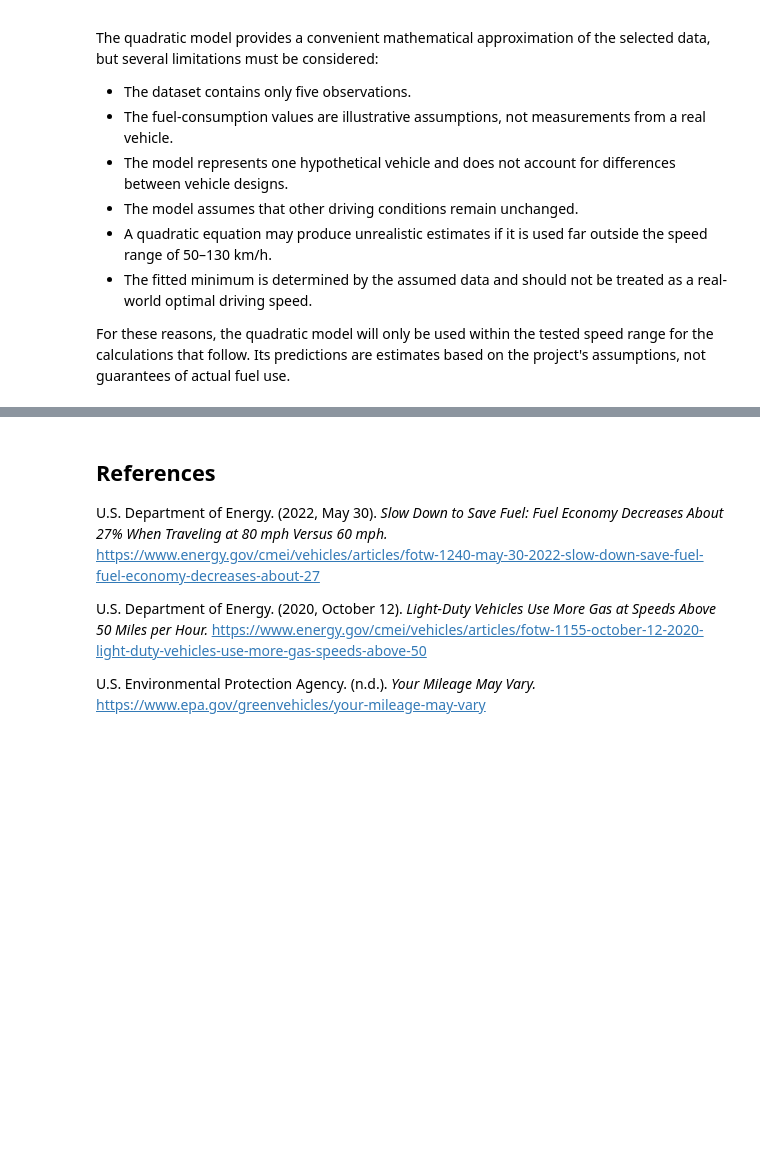
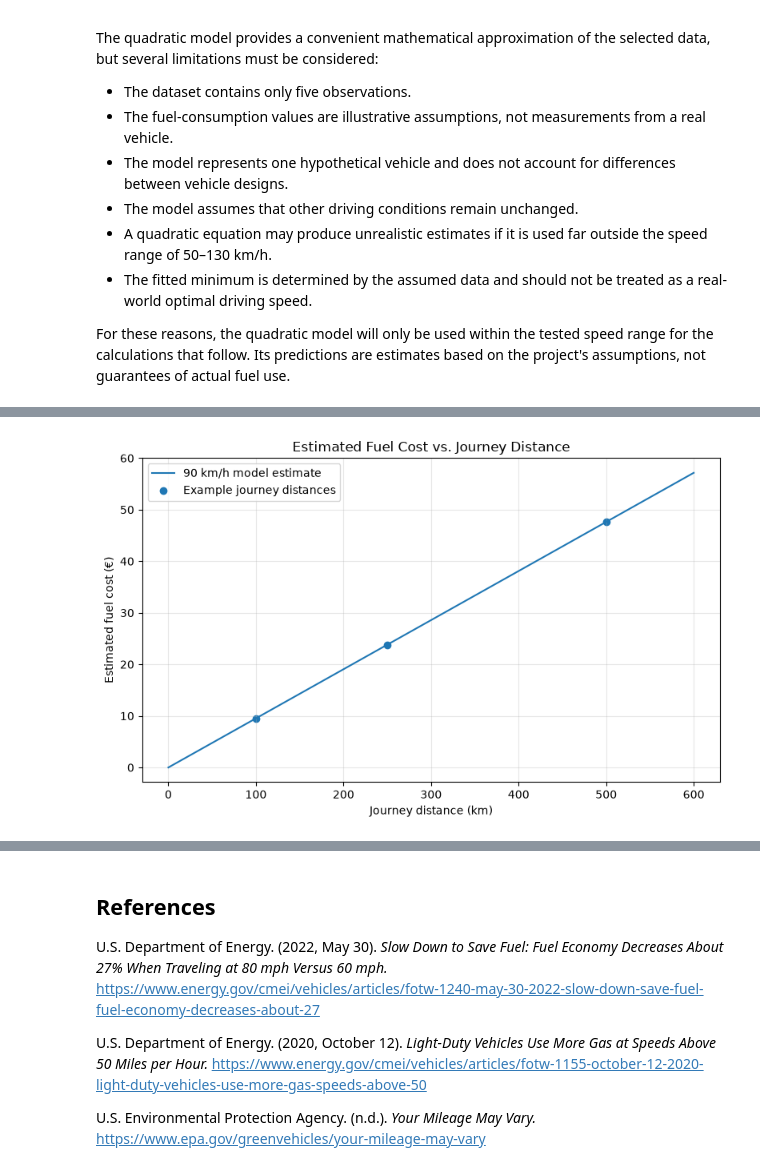
Before and after one commit to PoloPulseNiko/Math_Concepts_For_Developers_Exam, a Jupyter notebook: fuel_consumption_project.ipynb, the cells around one changed output, grey strips where cells are left out. Saved outputs shown, nothing was run; the diff lists cells and outputs as text; code cells hidden in the pictures; blank space fills up the shorter version.

```diff
--- a/fuel_consumption_project.ipynb
+++ b/fuel_consumption_project.ipynb
@@ -713,0 +855,15 @@ For these reasons, the quadratic model will only be used within the tested speed
+# %%
+comparison_speed_kmh = 90
+comparison_consumption = float(quadratic_model(comparison_speed_kmh))
+distances_km = np.array([100, 250, 500])
+
+distance_results = pd.DataFrame({
+    "Distance (km)": distances_km,
+    "Fuel required (L)": distances_km * comparison_consumption / 100,
+})
+
+distance_results["Estimated fuel cost (€)"] = (
+    distance_results["Fuel required (L)"] * fuel_price_eur_per_litre
+)
+
+distance_results.round(2)
@@ -713,0 +881,26 @@ For these reasons, the quadratic model will only be used within the tested speed
+# %%
+distance_range_km = np.linspace(0, 600, 100)
+fuel_cost_range = (
+    distance_range_km
+    * comparison_consumption
+    * fuel_price_eur_per_litre
+    / 100
+)
+
+plt.figure(figsize=(8, 5))
+plt.plot(distance_range_km, fuel_cost_range, label=f"{comparison_speed_kmh} km/h model estimate")
+plt.scatter(
+    distances_km,
+    distances_km * comparison_consumption * fuel_price_eur_per_litre / 100,
+    label="Example journey distances"
+)
+
+plt.title("Estimated Fuel Cost vs. Journey Distance")
+plt.xlabel("Journey distance (km)")
+plt.ylabel("Estimated fuel cost (€)")
+plt.grid(True, alpha=0.3)
+plt.legend()
+plt.tight_layout()
+plt.show()
+# %% [output]
+[figure, added]
```
Also changed, not shown: parts of 16 cells of this notebook.
